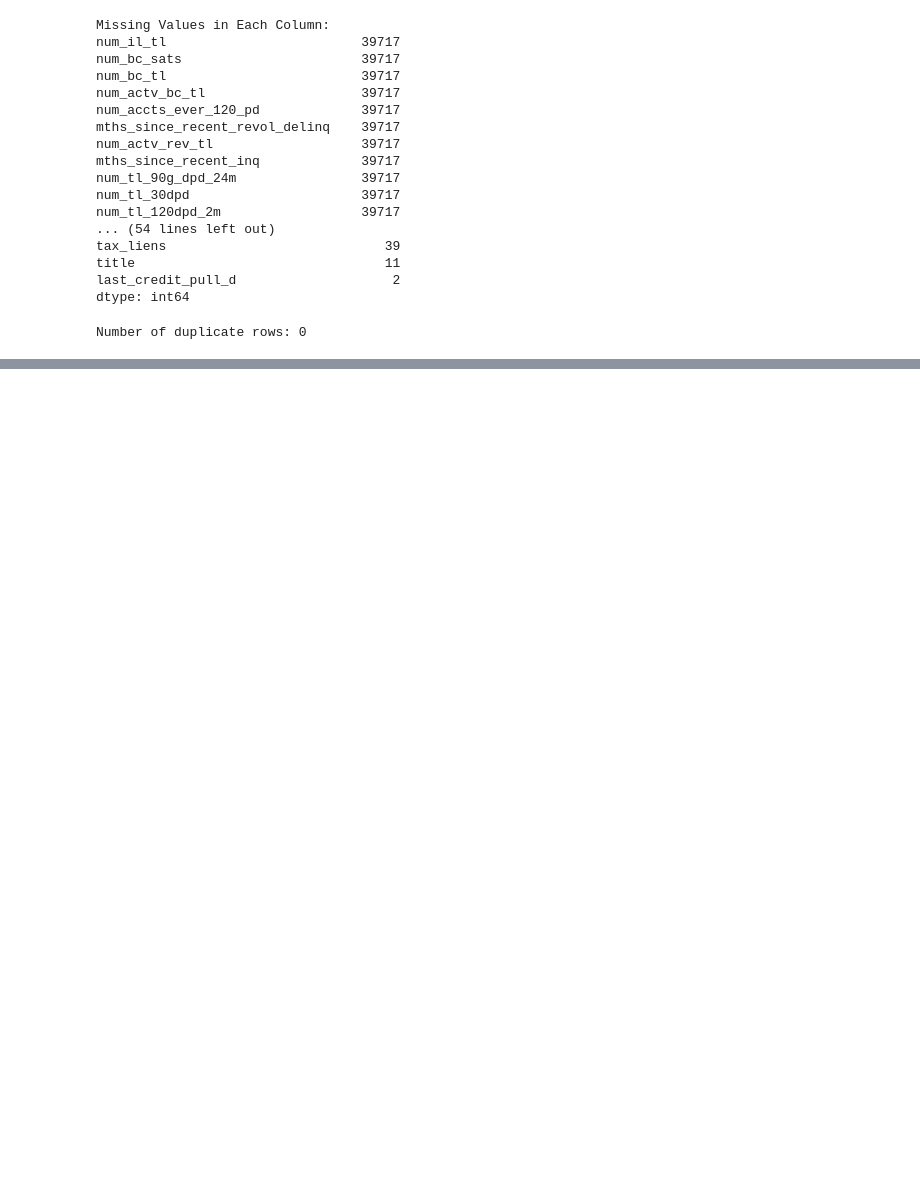
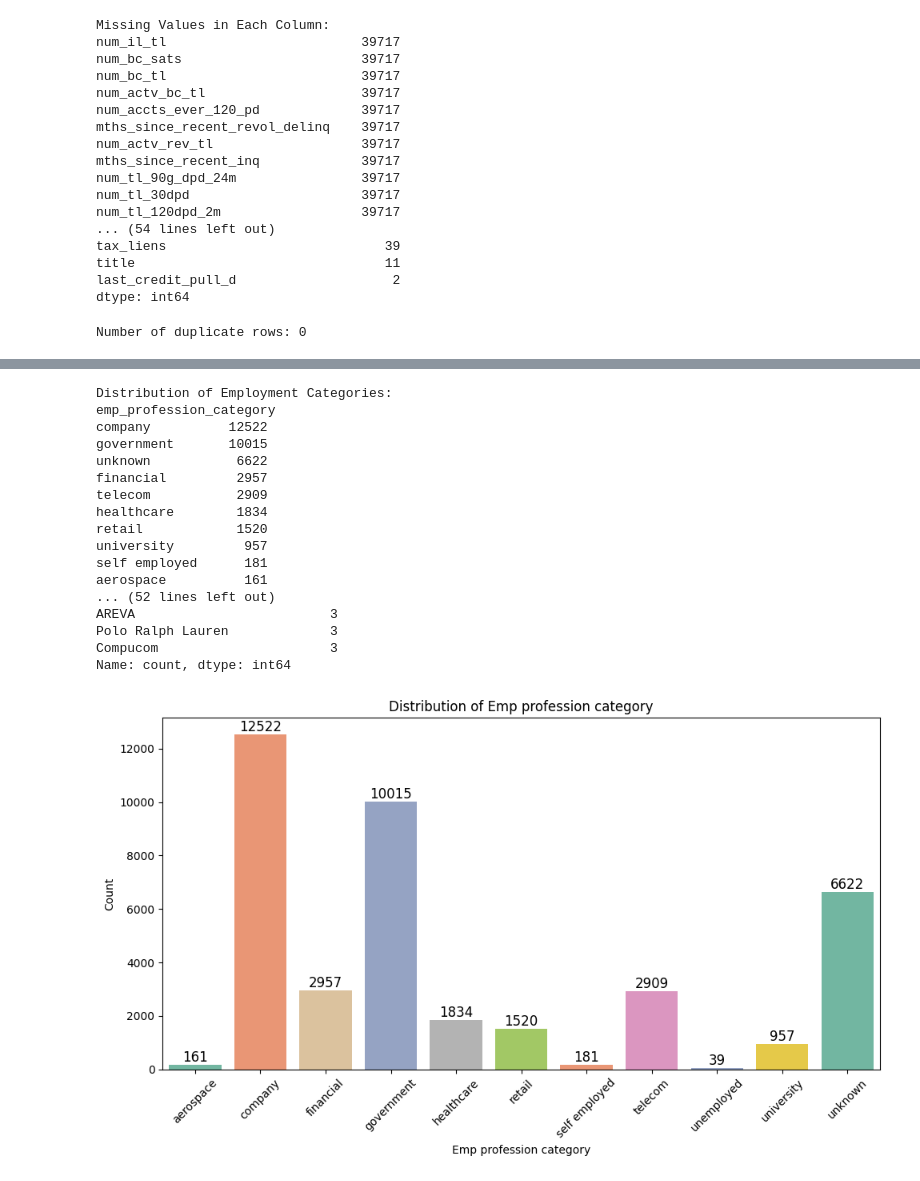
Before and after one commit to amaan2398/insights-into-lending-risks, a Jupyter notebook: notebook/eda.ipynb, the cells around one changed output, grey strips where cells are left out. Saved outputs shown, nothing was run; the diff lists cells and outputs as text; code cells hidden in the pictures; blank space fills up the shorter version.

```diff
--- a/notebook/eda.ipynb
+++ b/notebook/eda.ipynb
@@ -142,0 +559,34 @@ Number of duplicate rows: 0
+# %%
+# Apply the categorization function to the 'emp_title' column
+# Categorize the employer titles into meaningful categories
+loan_clean_df['emp_profession_category'] = loan_clean_df['emp_title'].apply(categorize_employer)
+
+# Print the distribution of categories
+print("\nDistribution of Employment Categories:")
+print(loan_clean_df['emp_profession_category'].value_counts())
+
+# Analyze 'Other' category to identify potential improvements
+print("\nTop 50 Employment Category 'Other' Categories:")
+print(loan_clean_df[loan_clean_df['emp_profession_category'] == 'unknown']['emp_title'].value_counts().head(50))
+
+# Visualize the distribution of employment categories
+visualize_distribution_minimal(loan_clean_df, 'emp_profession_category')
+# %% [output]
+Distribution of Employment Categories:
+emp_profession_category
+company          12522
+government       10015
+unknown           6622
+financial         2957
+telecom           2909
+healthcare        1834
+retail            1520
+university         957
+self employed      181
+aerospace          161
+... (52 lines left out)
+AREVA                         3
+Polo Ralph Lauren             3
+Compucom                      3
+Name: count, dtype: int64
+[figure, added]
```
Also changed, not shown: parts of 27 cells of this notebook, 4 other files.
